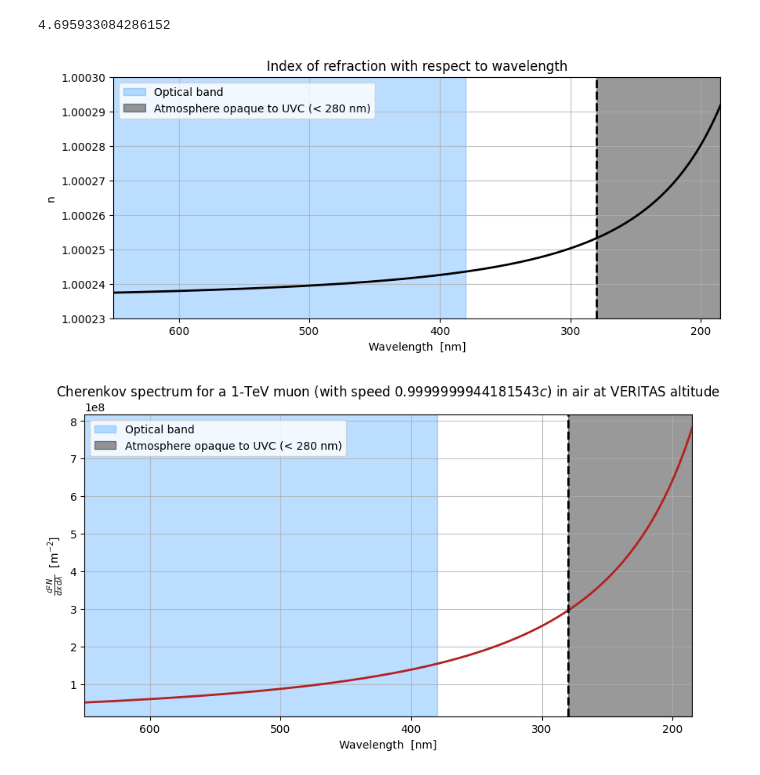
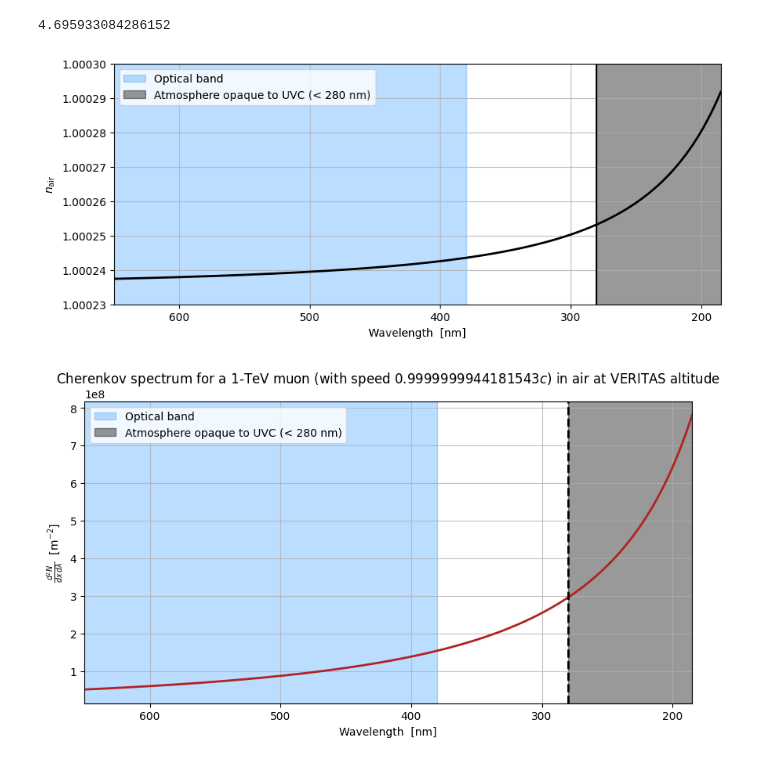
Before and after one commit to leandrorizk/magnetic_monopoles, a Jupyter notebook: cherenkov_spectra/spectra_PMT_range_wavelengths.ipynb, the cells around one changed output. Saved outputs shown, nothing was run; the diff lists cells and outputs as text; code cells hidden in the pictures.

Commit message:
New plots for MSc thesis

```diff
--- a/cherenkov_spectra/spectra_PMT_range_wavelengths.ipynb
+++ b/cherenkov_spectra/spectra_PMT_range_wavelengths.ipynb
@@ -83,31 +112,31 @@ lams = np.linspace(PMT_min, PMT_max, 10000)
 # %%
 fig, ax = plt.subplots(figsize=(10, 4))
 
 plt.plot(lams, n_air(lams), c='black', lw=2)
 plt.axvspan(blue_UV, PMT_max, color='dodgerblue', alpha=0.3, label='Optical band')
 plt.axvspan(PMT_min, UVB_UVC, color='black', alpha=0.4, label='Atmosphere opaque to UVC (< 280 nm)')
-plt.axvline(x=UVB_UVC, color='black', ls='--', lw=2)
+plt.axvline(x=UVB_UVC, color='black', ls='-', lw=1.5)
 
 plt.grid(alpha=0.8)
 plt.xlabel('Wavelength  [nm]')
-plt.ylabel(r'n')
-plt.title('Index of refraction with respect to wavelength')
+plt.ylabel(r'$n_\mathrm{air}$')
+# plt.title('Index of refraction with respect to wavelength')
 
 xticks = ax.xaxis.axes.get_xticks()
 xticks_nm = [int(tick * 1e9) for tick in xticks]
 plt.xticks(ticks=xticks, labels=xticks_nm)
 
 yticks = ax.yaxis.axes.get_yticks()
 yticks_str = [f'%.5f' % tick for tick in yticks]
 plt.yticks(ticks=yticks, labels=yticks_str)
 
 # plt.xlim(PMT_min, PMT_max)
 plt.xlim(PMT_max, PMT_min)
 
 plt.legend()
 plt.show()
 # %% [output]
-[figure, old version]
+[figure, new version]
 # %%
 beta = get_beta(E=1 * u.TeV.to(u.J), m=muon_mass)  # 1-TeV muon
 # %%
```
Also changed, not shown: parts of 15 cells of this notebook, 7 other files.
